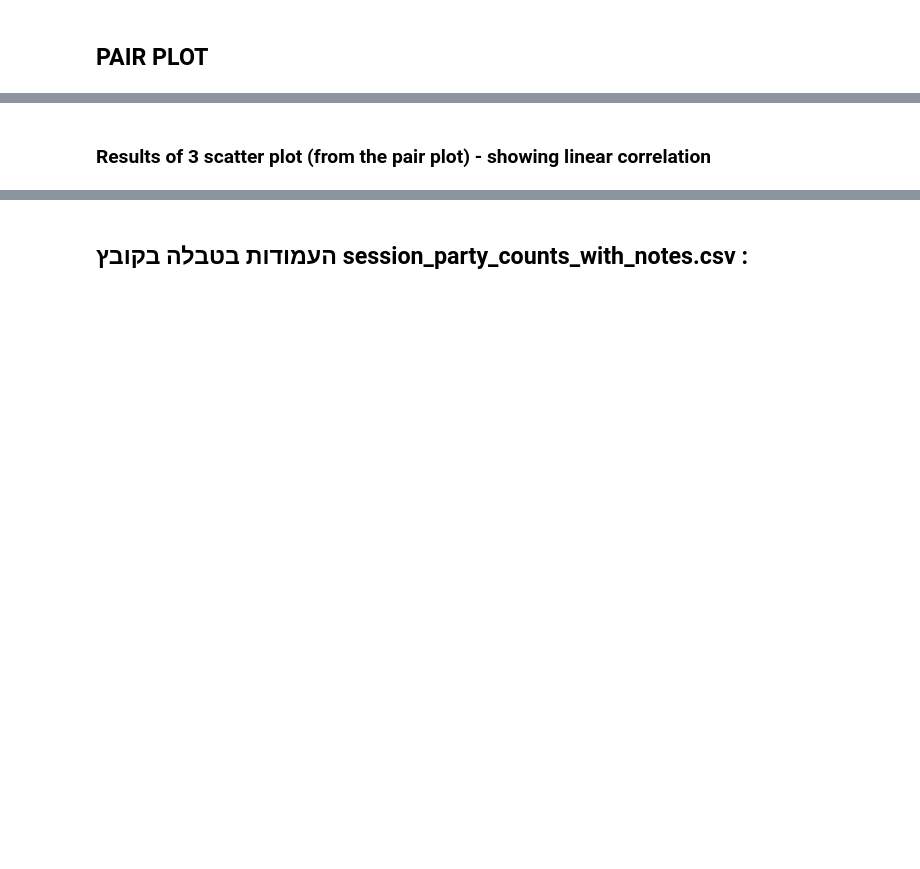
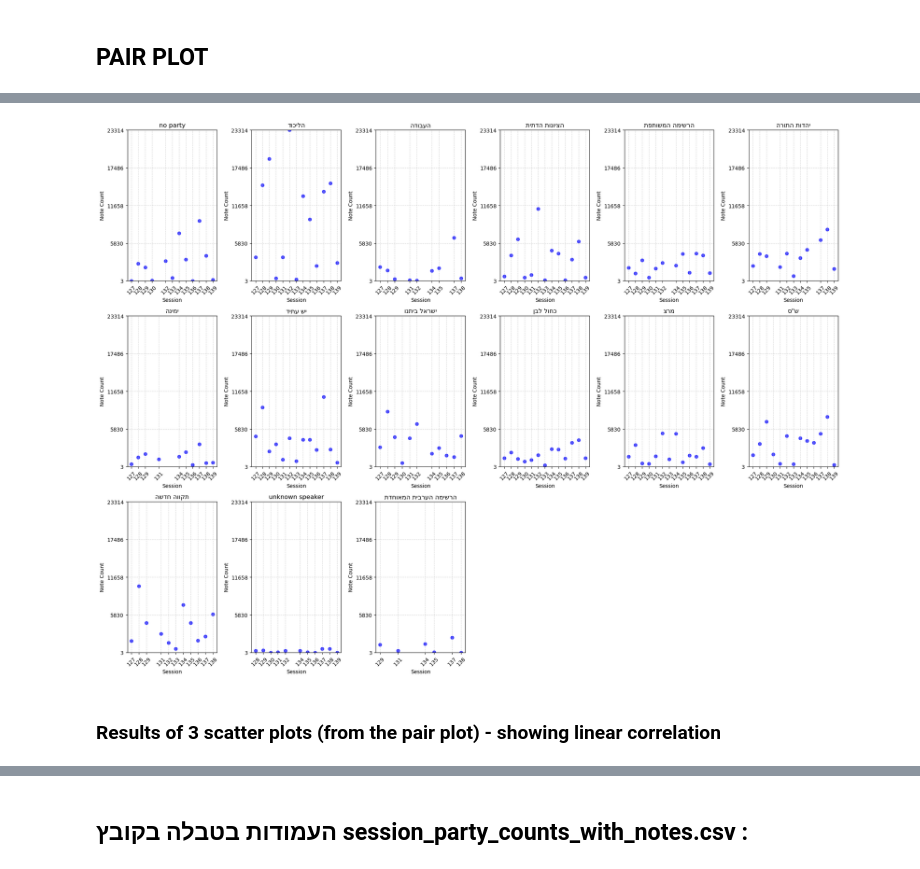
Before and after one commit to ortall0201/Knesset_24_Regression, a Jupyter notebook: Regression_Kneset_Project.ipynb, the cells around one changed output, grey strips where cells are left out. Drawn from its saved outputs; the diff is of its cells as text; code cells hidden in the pictures; blank space fills up the shorter version.

```diff
--- a/Regression_Kneset_Project.ipynb
+++ b/Regression_Kneset_Project.ipynb
@@ -2714,2 +2256,80 @@ plt.show()
+# %%
+import matplotlib.pyplot as plt
+import numpy as np
+import arabic_reshaper
+from bidi.algorithm import get_display
+
+
+
+# Helper function to reshape and display Hebrew text properly
+def reshape_text(text):
+    reshaped_text = arabic_reshaper.reshape(text)  # Reshape text for proper display
+    return get_display(reshaped_text)  # Apply bidi algorithm to handle RTL
+
+# Compute global y-axis range
+global_y_min = updated_session_party_counts['note_count'].min()
+global_y_max = updated_session_party_counts['note_count'].max()
+global_y_ticks = np.linspace(global_y_min, global_y_max, num=5).astype(int)  # Generate consistent ticks
+
+# Unique parties
+parties = updated_session_party_counts['party'].unique()
+
+# Define grid dimensions
+rows = 3
+cols = 6
+num_plots = len(parties)
+
+# Set up the grid
+fig, axes = plt.subplots(rows, cols, figsize=(20, 15))
+axes = axes.flatten()  # Flatten to handle as a 1D array for easy indexing
+
+# Loop through each party and plot
+for i, party in enumerate(parties):
+    if i < len(axes):  # Ensure we don't exceed the number of axes
+        # Filter the data for the current party
+        party_data = updated_session_party_counts[updated_session_party_counts['party'] == party]
+
+        # Scatter plot: session vs note_count
+        axes[i].scatter(party_data['session'], party_data['note_count'], alpha=0.7, color='blue')
+
+        # Reshape Hebrew text for title
+        hebrew_party = reshape_text(party)
+        axes[i].set_title(f"{hebrew_party}")
+
+        # Set labels
+        axes[i].set_xlabel("Session")
+        axes[i].set_ylabel("Note Count")
+
+        # Adjust x-axis ticks for visibility
+        axes[i].set_xticks(sorted(party_data['session'].unique()))
+        axes[i].tick_params(axis='x', rotation=45)
+
+        # Set consistent y-axis ticks and range
+        axes[i].set_yticks(global_y_ticks)
+        axes[i].set_ylim(global_y_min, global_y_max)
+
+        # Add gridlines
+        axes[i].grid(True, linestyle='--', alpha=0.5)
+
+# Hide unused subplots if there are fewer parties than grid cells
+for j in range(num_plots, len(axes)):
+    fig.delaxes(axes[j])
+
+# Adjust layout
+plt.tight_layout()
+plt.show()
+
+
+#Graphs of note_count and sessions by party
+#You can see that in some sessions some parties talked more then in other sessions' number:
+#Likud talked alot on sessions: 128,129,132,134,137,138.
+# ציונות הדתית 132
+#תקוה חדשה 128
+# יש עתיד128  137
+# ש"ס 129 128
+#ישראל ביתנו 128
+#We need to check sub-subject of session 28.
+# %% [output]
+[figure, added]
 # %% [markdown]
-### Results of 3 scatter plot (from the pair plot) - showing linear correlation
+### Results of 3 scatter plots (from the pair plot) - showing linear correlation
```
Also changed, not shown: parts of 120 cells of this notebook, 1 other file.
